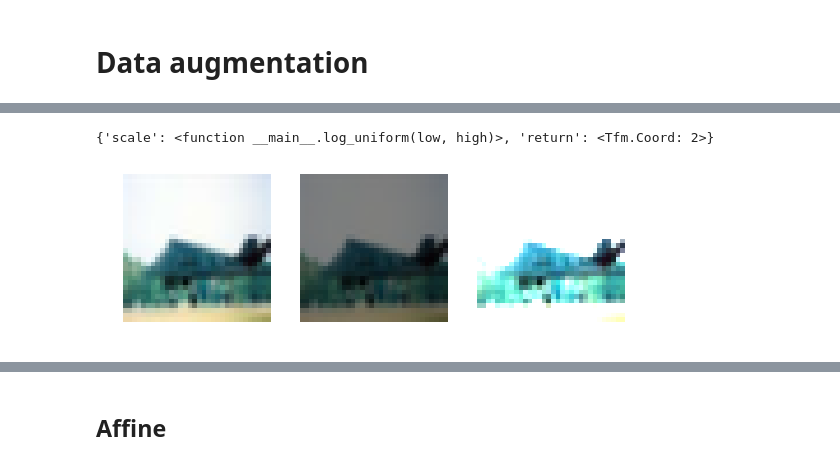
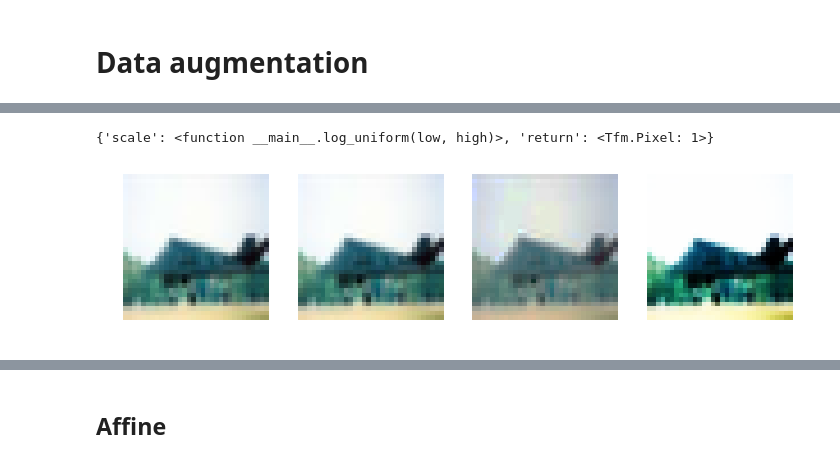
Before and after one commit to fastai/fastai_old, a Jupyter notebook: dev_nb/002_images.ipynb, the cells around one changed output, grey strips where cells are left out. Saved outputs shown, nothing was run; the diff lists cells and outputs as text; code cells hidden in the pictures.

Commit message:
compose lighting tfms

```diff
--- a/dev_nb/002_images.ipynb
+++ b/dev_nb/002_images.ipynb
@@ -196,12 +198,29 @@ def brightness(x, scale: log_uniform) -> TfmTypes.Pixel:
+# %%
+def logit(x): return (x/(1-x)).log()
+def logit_(x): return (x.div_(1-x)).log_()
+
+def brightness(x, change: random.uniform) -> TfmTypes.Pixel:
+    return x.add_(scipy.special.logit(change))
+
+def contrast(x, scale: log_uniform) -> TfmTypes.Pixel:
+    return x.mul_(scale)
+
+def apply_pixel_tfm(funcs):
+    func = compose(funcs)
+    return lambda x: func(logit_(x)).sigmoid()
 # %%
-brightness.__annotations__
+contrast.__annotations__
 # %% [output]
-{'scale': <function __main__.log_uniform(low, high)>, 'return': <Tfm.Coord: 2>}
+{'scale': <function __main__.log_uniform(low, high)>, 'return': <Tfm.Pixel: 1>}
+# %%
+def apply_contrast(scale):
+    return apply_pixel_tfm(partial(contrast, scale=scale))
 # %%
-_,axes = plt.subplots(1,3, figsize=(9,3))
+_,axes = plt.subplots(1,4, figsize=(12,3))
 
 show_image(train_ds[0][0], axes[0])
-show_image(brightness(train_ds[0][0], 0.5), axes[1])
-show_image(brightness(train_ds[0][0], 2.0), axes[2])
+show_image(apply_contrast(1.0)(train_ds[0][0]), axes[1])
+show_image(apply_contrast(0.5)(train_ds[0][0]), axes[2])
+show_image(apply_contrast(2.0)(train_ds[0][0]), axes[3])
 # %% [output]
-[figure, old version]
+[figure, new version]
```
Also changed, not shown: parts of 18 cells of this notebook.
